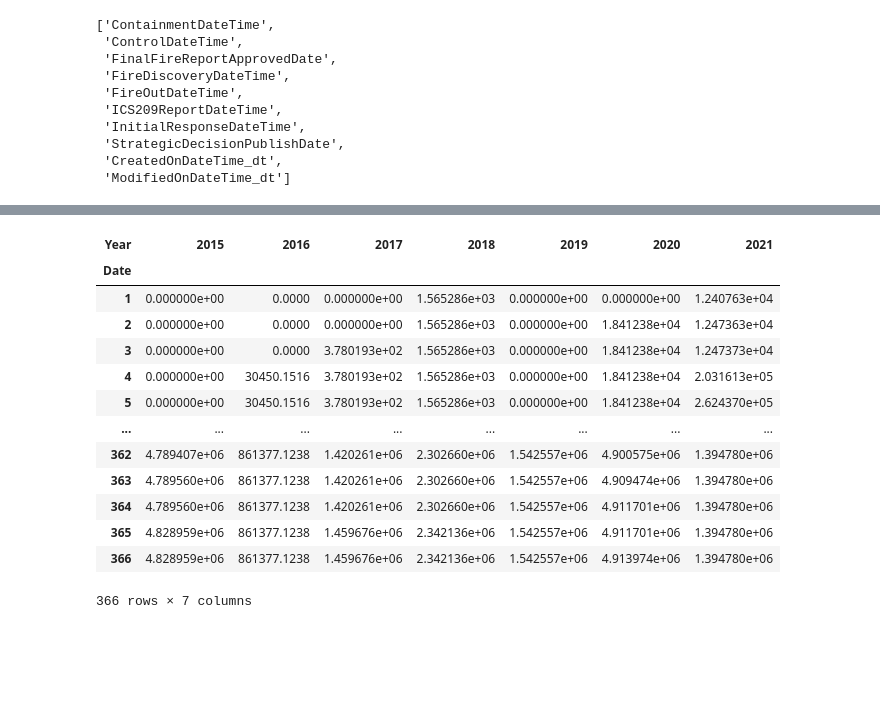
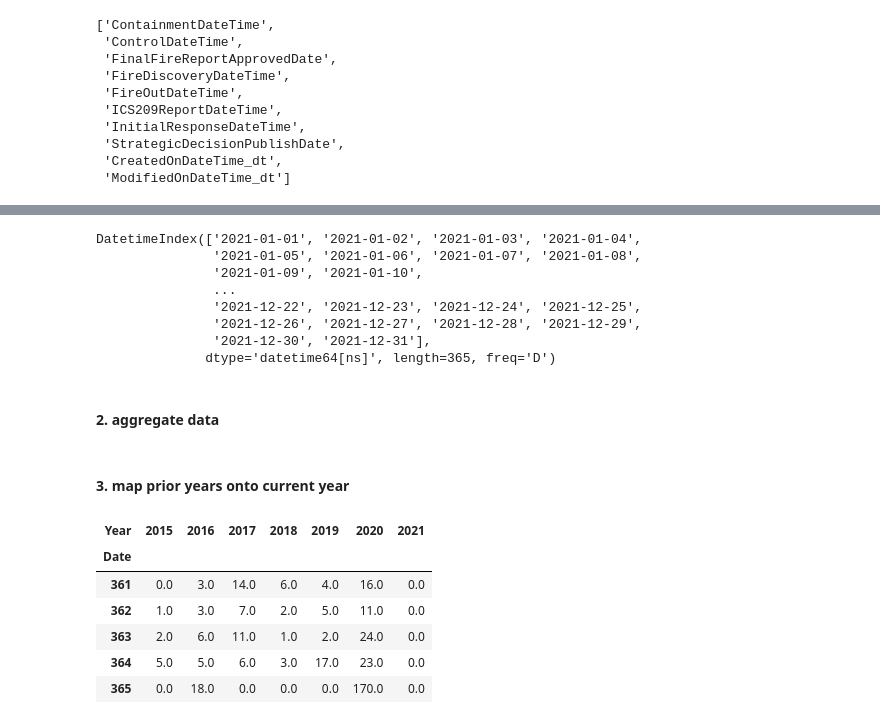
Before and after one commit to mrkjhsn/Python-Playground, a Jupyter notebook: forest_fires_time_series.ipynb, the cells around one changed output, grey strips where cells are left out. Saved outputs shown, nothing was run; the diff lists cells and outputs as text; code cells hidden in the pictures; blank space fills up the shorter version.

```diff
--- a/forest_fires_time_series.ipynb
+++ b/forest_fires_time_series.ipynb
@@ -10,5 +13,6 @@ pd.set_option('display.max_columns', None)
 # %%
-df = pd.read_csv('WFIGS_-_Wildland_Fire_Locations_Full_History.csv')
+# read in data
+df = pd.read_csv('WFIGS_-_Wildland_Fire_Locations_Full_History.csv', low_memory=False)
 # %%
 df.shape
 # %% [output]
@@ -150,9 +117,21 @@ df = df[df.FireOutDateTime < str(datetime.datetime.today())]
 # %%
-# identify current year
-current_year = datetime.datetime.today().year
-
 # find current year date range
-current_year_date_range = pd.date_range(pd.to_datetime('2021'), pd.to_datetime(pd.to_datetime('2021-12-31')))
+current_year_date_range = pd.date_range(pd.to_datetime(f'{current_year}'), pd.to_datetime(f'{current_year}-12-31'))
+# %%
+current_year_date_range
+# %% [output]
+DatetimeIndex(['2021-01-01', '2021-01-02', '2021-01-03', '2021-01-04',
+               '2021-01-05', '2021-01-06', '2021-01-07', '2021-01-08',
+               '2021-01-09', '2021-01-10',
+               ...
+               '2021-12-22', '2021-12-23', '2021-12-24', '2021-12-25',
+               '2021-12-26', '2021-12-27', '2021-12-28', '2021-12-29',
+               '2021-12-30', '2021-12-31'],
+              dtype='datetime64[ns]', length=365, freq='D')
+# %% [markdown]
+#### 2. aggregate data
 # %%
-df_agg = df.groupby([df.FireOutDateTime.dt.dayofyear, df.FireOutDateTime.dt.year])['CalculatedAcres'].sum() \
-    .rename_axis(['Date','Year']).unstack().fillna(0).cumsum()
+df_agg = df.groupby([df.FireOutDateTime.dt.dayofyear, df.FireOutDateTime.dt.year])['CalculatedAcres'].size().round(0) \
+    .rename_axis(['Date','Year']).unstack().fillna(0)
+# %% [markdown]
+#### 3. map prior years onto current year
@@ -159,17 +146,10 @@ df_agg = df.groupby([df.FireOutDateTime.dt.dayofyear, df.FireOutDateTime.dt.year
 # %%
-df_agg
+df_agg.tail()
 # %% [output]
 | Year | 2015 | 2016 | 2017 | 2018 | 2019 | 2020 | 2021 |
 | Date |  |  |  |  |  |  |  |
-| 1 | 0.000000e+00 | 0.0000 | 0.000000e+00 | 1.565286e+03 | 0.000000e+00 | 0.000000e+00 | 1.240763e+04 |
-| 2 | 0.000000e+00 | 0.0000 | 0.000000e+00 | 1.565286e+03 | 0.000000e+00 | 1.841238e+04 | 1.247363e+04 |
-| 3 | 0.000000e+00 | 0.0000 | 3.780193e+02 | 1.565286e+03 | 0.000000e+00 | 1.841238e+04 | 1.247373e+04 |
-| 4 | 0.000000e+00 | 30450.1516 | 3.780193e+02 | 1.565286e+03 | 0.000000e+00 | 1.841238e+04 | 2.031613e+05 |
-| 5 | 0.000000e+00 | 30450.1516 | 3.780193e+02 | 1.565286e+03 | 0.000000e+00 | 1.841238e+04 | 2.624370e+05 |
-| ... | ... | ... | ... | ... | ... | ... | ... |
-| 362 | 4.789407e+06 | 861377.1238 | 1.420261e+06 | 2.302660e+06 | 1.542557e+06 | 4.900575e+06 | 1.394780e+06 |
-| 363 | 4.789560e+06 | 861377.1238 | 1.420261e+06 | 2.302660e+06 | 1.542557e+06 | 4.909474e+06 | 1.394780e+06 |
-| 364 | 4.789560e+06 | 861377.1238 | 1.420261e+06 | 2.302660e+06 | 1.542557e+06 | 4.911701e+06 | 1.394780e+06 |
-| 365 | 4.828959e+06 | 861377.1238 | 1.459676e+06 | 2.342136e+06 | 1.542557e+06 | 4.911701e+06 | 1.394780e+06 |
-| 366 | 4.828959e+06 | 861377.1238 | 1.459676e+06 | 2.342136e+06 | 1.542557e+06 | 4.913974e+06 | 1.394780e+06 |
+| 361 | 0.0 | 3.0 | 14.0 | 6.0 | 4.0 | 16.0 | 0.0 |
+| 362 | 1.0 | 3.0 | 7.0 | 2.0 | 5.0 | 11.0 | 0.0 |
+| 363 | 2.0 | 6.0 | 11.0 | 1.0 | 2.0 | 24.0 | 0.0 |
+| 364 | 5.0 | 5.0 | 6.0 | 3.0 | 17.0 | 23.0 | 0.0 |
+| 365 | 0.0 | 18.0 | 0.0 | 0.0 | 0.0 | 170.0 | 0.0 |
-366 rows × 7 columns
```
Also changed, not shown: parts of 61 cells of this notebook.
